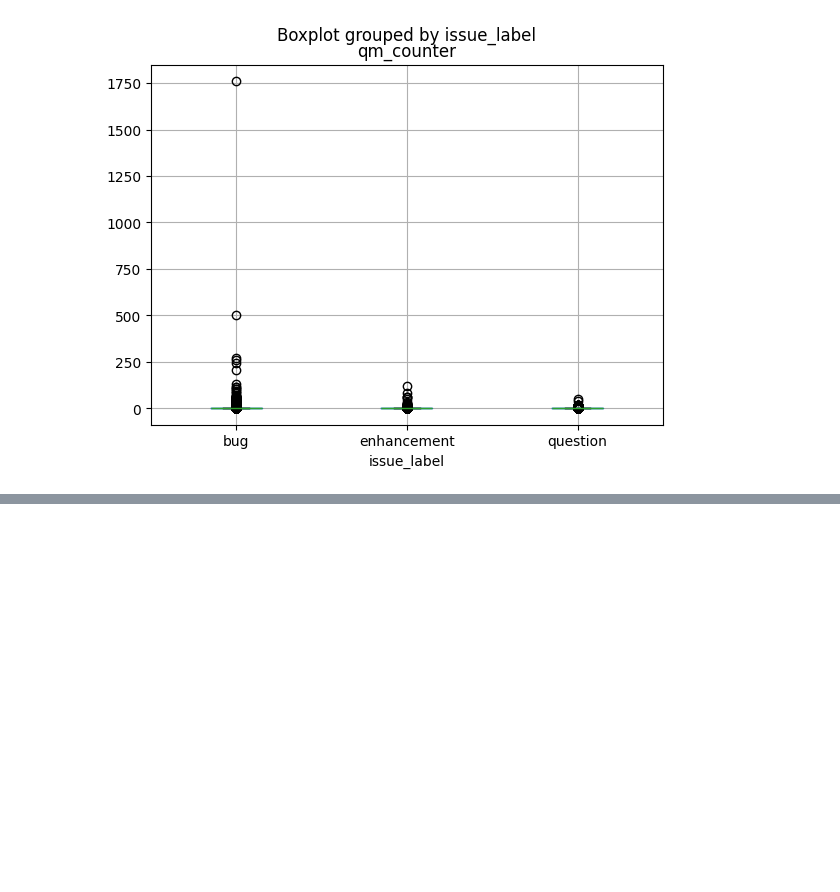
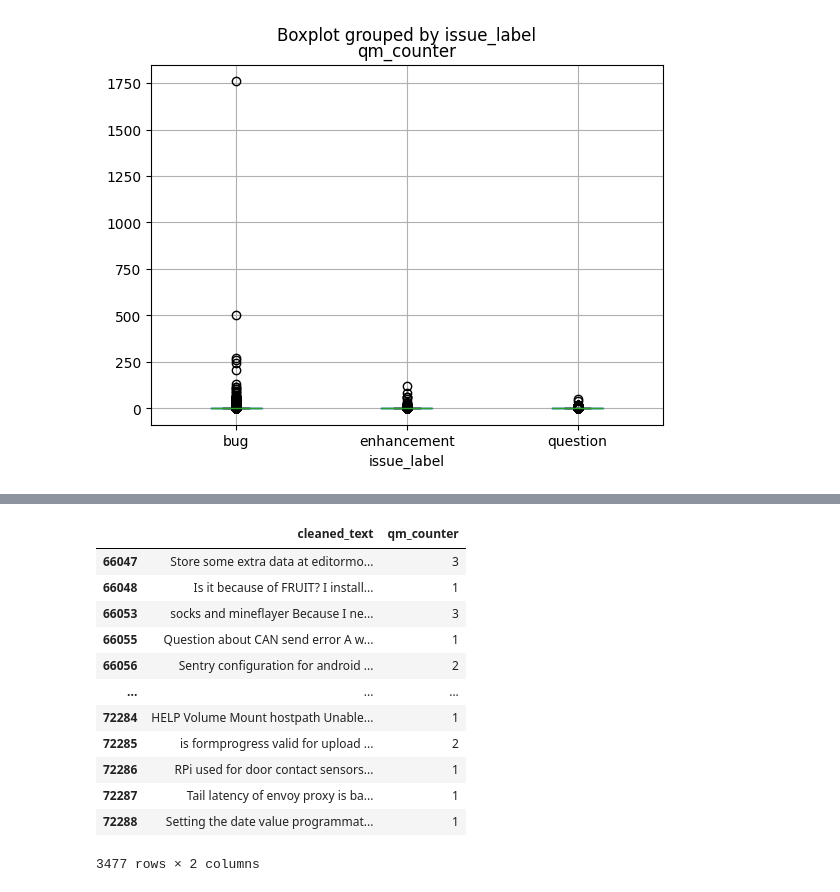
Before and after one commit to ervinb0/Ticket-Classifier, a Jupyter notebook: pre_processing.ipynb, the cells around one changed output, grey strips where cells are left out. Drawn from its saved outputs; the diff is of its cells as text; code cells hidden in the pictures; blank space fills up the shorter version.

```diff
--- a/pre_processing.ipynb
+++ b/pre_processing.ipynb
@@ -179,0 +208,24 @@ plt.show()
+# %%
+# Filter for "bug" issues
+question_issues = df[df['issue_label'] == 'question']
+
+# Set a threshold to identify high question mark counts, e.g., more than 50 question marks
+high_qm_threshold = 0
+high_qm_question = question_issues[question_issues['qm_counter'] > high_qm_threshold]
+
+# Display the rows with high question mark counts
+high_qm_question[['cleaned_text', 'qm_counter']]
+# %% [output]
+|  | cleaned_text | qm_counter |
+| 66047 | Store some extra data at editormo... | 3 |
+| 66048 | Is it because of FRUIT? I install... | 1 |
+| 66053 | socks and mineflayer Because I ne... | 3 |
+| 66055 | Question about CAN send error A w... | 1 |
+| 66056 | Sentry configuration for android ... | 2 |
+| ... | ... | ... |
+| 72284 | HELP Volume Mount hostpath Unable... | 1 |
+| 72285 | is formprogress valid for upload ... | 2 |
+| 72286 | RPi used for door contact sensors... | 1 |
+| 72287 | Tail latency of envoy proxy is ba... | 1 |
+| 72288 | Setting the date value programmat... | 1 |
+3477 rows × 2 columns
```
Also changed, not shown: parts of 1 cell of this notebook.
